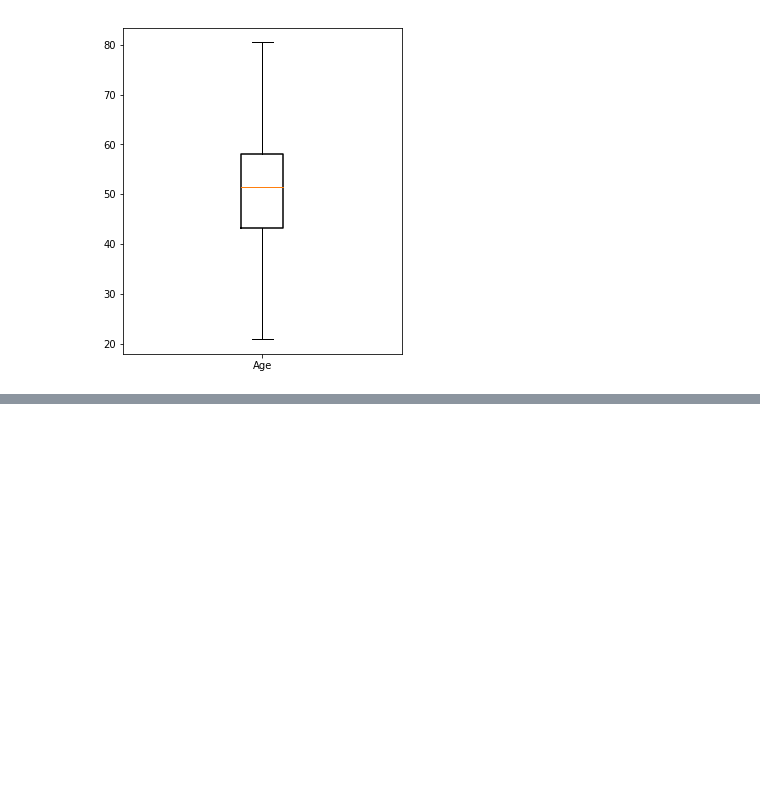
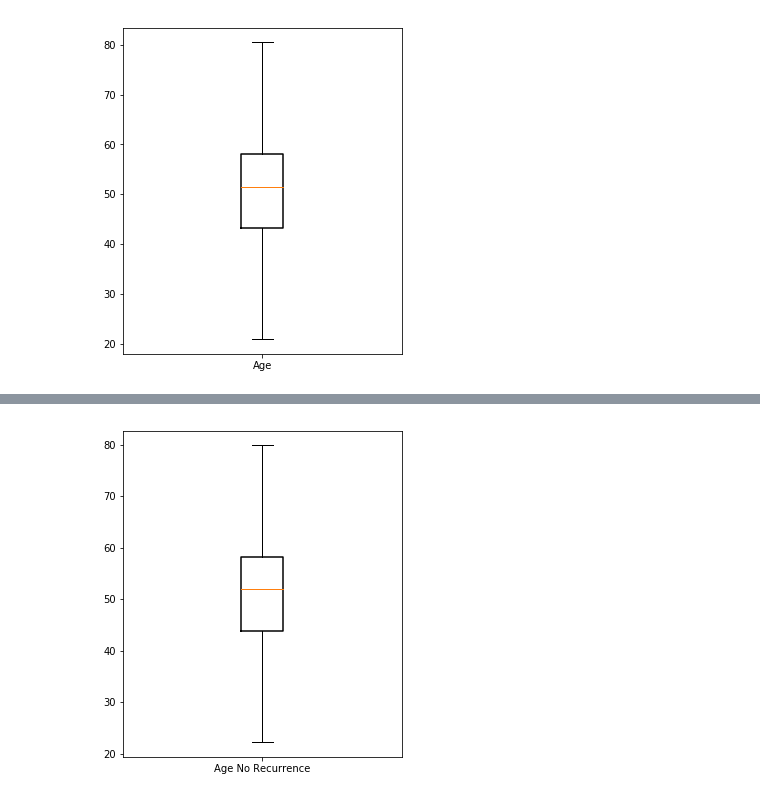
Before and after one commit to antonpetkoff/learning, a Jupyter notebook: data-mining/mini-project/analysis.ipynb, the cells around one changed output, grey strips where cells are left out. Saved outputs shown, nothing was run; the diff lists cells and outputs as text; code cells hidden in the pictures; blank space fills up the shorter version.

```diff
--- a/data-mining/mini-project/analysis.ipynb
+++ b/data-mining/mini-project/analysis.ipynb
@@ -126,0 +167,4 @@ draw_boxplot(stats_age, label='Age')
+# %%
+df_age_no_recurrence = df[df['class'] == ' no-recurrence-events'].age
+stats_age_no_recurrence = get_stats(df_age_no_recurrence)
+print_summary(stats_age_no_recurrence)
@@ -126,0 +181,4 @@ draw_boxplot(stats_age, label='Age')
+# %%
+draw_boxplot(stats_age_no_recurrence, label='Age No Recurrence')
+# %% [output]
+[figure, added]
```
Also changed, not shown: parts of 10 cells of this notebook.
